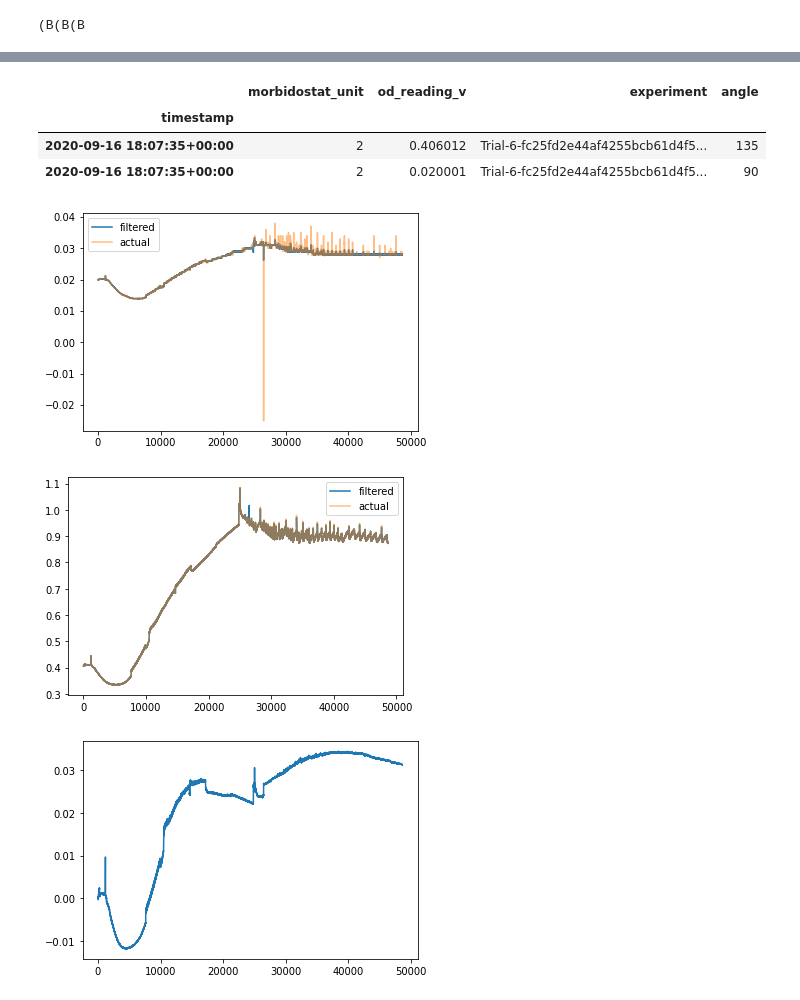
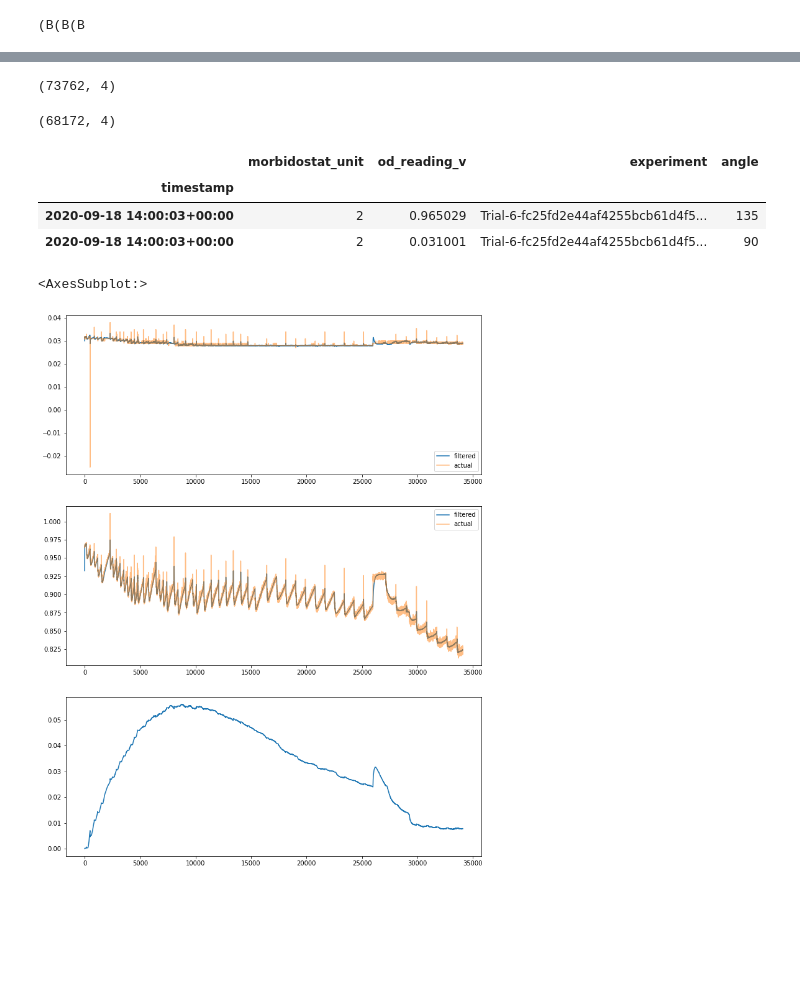
Before and after one commit to Pioreactor/pioreactor, a Jupyter notebook: jupyter_notebooks/Kalman Filter tests.ipynb, the cells around one changed output, grey strips where cells are left out. Saved outputs shown, nothing was run; the diff lists cells and outputs as text; code cells hidden in the pictures; blank space fills up the shorter version.

Commit message:
the obs covariance matrix wasn't correct

```diff
--- a/jupyter_notebooks/Kalman Filter tests.ipynb
+++ b/jupyter_notebooks/Kalman Filter tests.ipynb
@@ -27,4 +27,4 @@ df = df.set_index("timestamp")
 io_events['timestamp'] = pd.to_datetime(io_events['timestamp'])
 io_events = io_events.set_index("timestamp")
 # %%
-#df = df.loc["2020-09-18 9:00:00":]
+df = df.loc["2020-09-18 14:00:00":]
@@ -55,7 +38,15 @@ for _, g in df.loc["2020-09-18 9:00:00":].groupby("angle")['od_reading_v']:
 # %%
 df.index = df.index.round('S')
+# %%
+df.shape
+# %% [output]
+(73762, 4)
 # %%
 df_ = df.loc[df.groupby(level=0).size() == 2]
+# %%
+df_.shape
+# %% [output]
+(68172, 4)
 # %%
 class ExtendedKalmanFilter:
     """
@@ -174,10 +167,10 @@ df_.head(2)
 # %% [output]
 |  | morbidostat_unit | od_reading_v | experiment | angle |
 | timestamp |  |  |  |  |
-| 2020-09-16 18:07:35+00:00 | 2 | 0.406012 | Trial-6-fc25fd2e44af4255bcb61d4f5... | 135 |
-| 2020-09-16 18:07:35+00:00 | 2 | 0.020001 | Trial-6-fc25fd2e44af4255bcb61d4f5... | 90 |
+| 2020-09-18 14:00:03+00:00 | 2 | 0.965029 | Trial-6-fc25fd2e44af4255bcb61d4f5... | 135 |
+| 2020-09-18 14:00:03+00:00 | 2 | 0.031001 | Trial-6-fc25fd2e44af4255bcb61d4f5... | 90 |
 # %%
-initial_state = np.array([0.020001, 0.406007, 1.])
+initial_state = np.array([0.029001, 0.926007, 1.0000])
 d = initial_state.shape[0]
 
 # empirically picked constants
@@ -188,10 +181,10 @@ OD_covariance[0, 0] = 1e-7
 OD_covariance[1, 1] = 1e-5
 process_noise_covariance = np.block([
     [OD_covariance,  1e-12 * np.ones((d-1, 1))],
-    [1e-12* np.ones((1, d-1)),  1e-15 ]
+    [1e-12 * np.ones((1, d-1)),  1e-12 ]
 ])
 
-observation_noise_covariance = 1e-4 * np.ones(d-1) # this is a function of the ADS resolution at a gain
+observation_noise_covariance = np.array([[1e-3, 0], [0, 1e-2]]) # this is a function of the ADS resolution at a gain
 ekf = ExtendedKalmanFilter(
     initial_state, initial_covariance, process_noise_covariance, observation_noise_covariance,
 )
@@ -204,7 +197,7 @@ except:
 
 for _, g in obs_and_io.groupby(level=0):
     if g.shape[0] == 1:
-        ekf.scale_OD_variance_for_next_n_steps(10, 96)
+        ekf.scale_OD_variance_for_next_n_steps(1e2, 100)
     elif g.shape[0] == 2:
         ekf.update(g.sort_values("angle")['od_reading_v'].values)
         results.append(ekf.state_)
@@ -213,20 +206,18 @@ for _, g in obs_and_io.groupby(level=0):
 
 results = pd.DataFrame(results, columns=['90', '135',  'rate'])
 # %%
-plt.figure()
-ax = results['90'].plot(label="filtered")
-plt.plot(df_.loc[df_['angle'] == 90]['od_reading_v'].values, alpha=0.5, label="actual")
-plt.legend()
+f, axes = plt.subplots(3, 1, figsize=(12, 16))
 
-plt.figure()
 
-ax = results['135'].plot(label="filtered")
-plt.plot(df_.loc[df_['angle'] == 135]['od_reading_v'].values, alpha=0.5, label="actual")
-plt.legend()
+results['90'].plot(label="filtered", ax=axes[0])
+axes[0].plot(df_.loc[df_['angle'] == 90]['od_reading_v'].values, alpha=0.5, label="actual")
+axes[0].legend()
 
-plt.figure()
-ax = (np.log(results['rate'])*60*60*0.2).plot()
+results['135'].plot(label="filtered", ax=axes[1])
+axes[1].plot(df_.loc[df_['angle'] == 135]['od_reading_v'].values, alpha=0.5, label="actual")
+axes[1].legend()
+
+(np.log(results['rate'])*60*60*0.2).plot(ax=axes[2])
 # %% [output]
+<AxesSubplot:>
-[figure, old version]
+[figure, new version]
-[figure, removed]
-[figure, removed]
```
Also changed, not shown: parts of 3 cells of this notebook, 2 other files.
